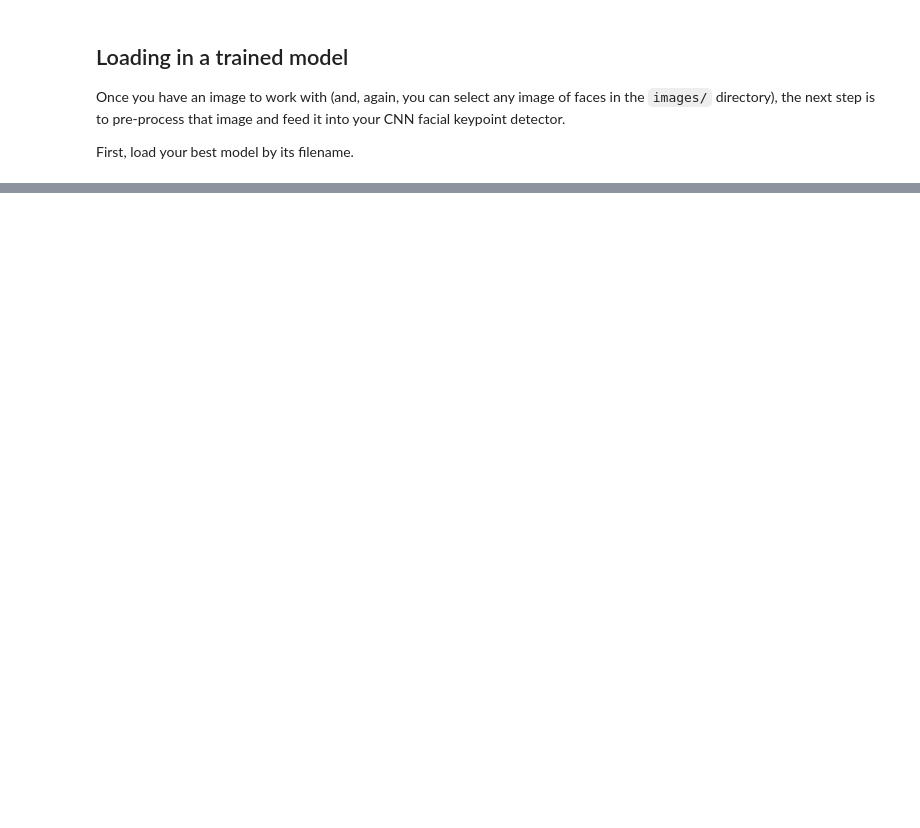
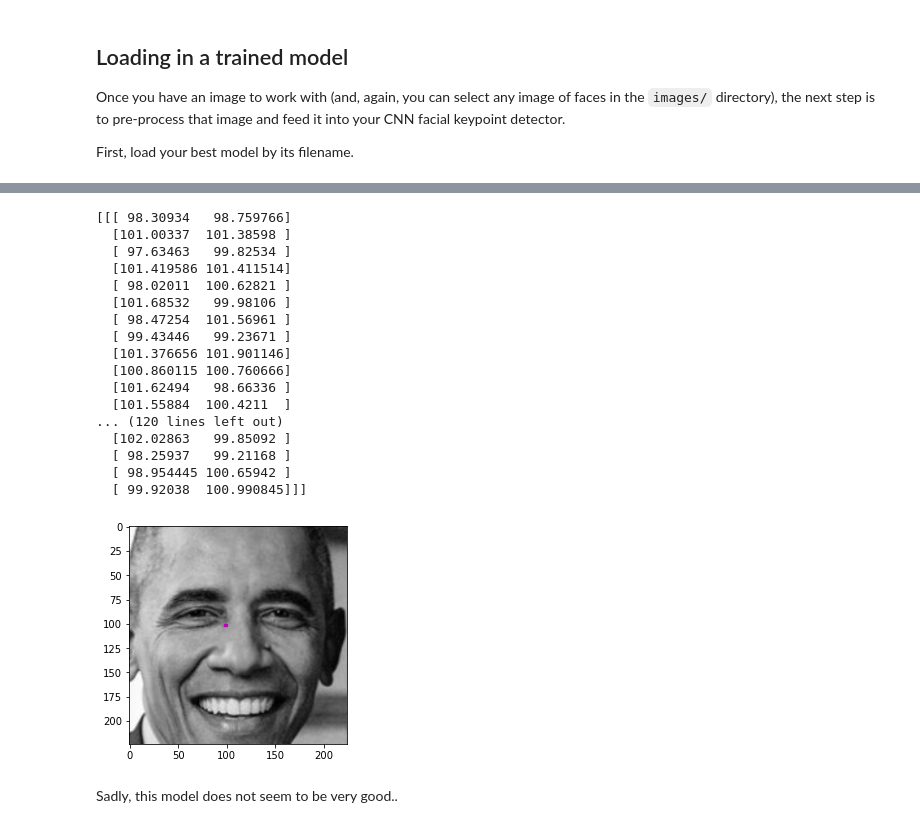
Before and after one commit to kayfuku/facial-keypoint-detection, a Jupyter notebook: 3. Facial Keypoint Detection, Complete Pipeline.ipynb, the cells around one changed output, grey strips where cells are left out. Drawn from its saved outputs; the diff is of its cells as text; code cells hidden in the pictures; blank space fills up the shorter version.

```diff
--- a/3. Facial Keypoint Detection, Complete Pipeline.ipynb
+++ b/3. Facial Keypoint Detection, Complete Pipeline.ipynb
@@ -76,7 +82,7 @@ net = Net()
 
 ## TODO: load the best saved model parameters (by your path name)
 ## You'll need to un-comment the line below and add the correct name for *your* saved model
-# net.load_state_dict(torch.load('saved_models/keypoints_model_1.pt'))
+net.load_state_dict(torch.load('../data_and_models_p1/saved_models/keypoints_model_1.pt'))
 
 ## print out your net and prepare it for testing (uncomment the line below)
-# net.eval()
+net.eval()
@@ -101,24 +124,79 @@ You may find it useful to consult to transformation code in `data_load.py` to he
 After each face has been appropriately converted into an input Tensor for your network to see as input, you'll wrap that Tensor in a Variable() and can apply your `net` to each face. The ouput should be the predicted the facial keypoints. These keypoints will need to be "un-normalized" for display, and you may find it helpful to write a helper function like `show_keypoints`. You should end up with an image like the following with facial keypoints that closely match the facial features on each individual face:
 
 <img src='images/michelle_detected.png' width=30% height=30%/>
+# %%
+def show_all_keypoints(image, predicted_key_pts, gt_pts=None):
+    """ Show image with predicted keypoints """
+    # image is grayscale
+    plt.imshow(image, cmap='gray')
+    plt.scatter(predicted_key_pts[:, 0], predicted_key_pts[:, 1], s=50, marker='.', c='m')
+    # plot ground truth points as green pts
+    if gt_pts is not None:
+        plt.scatter(gt_pts[:, 0], gt_pts[:, 1], s=20, marker='.', c='g')
 # %%
 image_copy = np.copy(image)
 
 # loop over the detected faces from your haar cascade
-for (x,y,w,h) in faces:
+for (x, y, w, h) in faces:
 
     # Select the region of interest that is the face in the image
     roi = image_copy[y:y+h, x:x+w]
 
     ## TODO: Convert the face region from RGB to grayscale
+    face_gray = cv2.cvtColor(roi, cv2.COLOR_RGB2GRAY)
 
     ## TODO: Normalize the grayscale image so that its color range falls in [0,1] instead of [0,255]
+    face_gray = face_gray / 255.0
 
     ## TODO: Rescale the detected face to be the expected square size for your CNN (224x224, suggested)
+    face_gray = cv2.resize(face_gray, (224, 224))
 
     ## TODO: Reshape the numpy image shape (H x W x C) into a torch image shape (C x H x W)
+    # print(face_gray.shape) # (224, 224)
+    face_gray = face_gray.reshape(1, face_gray.shape[0], face_gray.shape[1])
+    # print(face_gray.shape) # (1, 224, 224)
+
 
     ## TODO: Make facial keypoint predictions using your loaded, trained network
     ## perform a forward pass to get the predicted facial keypoints
+    face_gray = torch.from_numpy(face_gray)
+    face_gray = face_gray.type(torch.FloatTensor)
+    # add batch size dimension
+    face_gray = face_gray.unsqueeze(0)
+    # inference
+    output_pts = net(face_gray)
+    # print(output_pts.shape) # torch.Size([1, 136])
 
     ## TODO: Display each detected face and the corresponding keypoints
+
+    # reshape to batch_size x 68 x 2 pts
+    output_pts = output_pts.view(output_pts.size()[0], 68, -1)
+    # print(output_pts.shape) # torch.Size([1, 68, 2])
+
+    # un-transform the predicted key_pts data
+    predicted_key_pts = output_pts.data.numpy()
+    predicted_key_pts = predicted_key_pts * 50.0 + 100
+    print(predicted_key_pts)
+
+    show_all_keypoints(np.squeeze(face_gray), predicted_key_pts)
+# %% [output]
+[[[ 98.30934   98.759766]
+  [101.00337  101.38598 ]
+  [ 97.63463   99.82534 ]
+  [101.419586 101.411514]
+  [ 98.02011  100.62821 ]
+  [101.68532   99.98106 ]
+  [ 98.47254  101.56961 ]
+  [ 99.43446   99.23671 ]
+  [101.376656 101.901146]
+  [100.860115 100.760666]
+  [101.62494   98.66336 ]
+  [101.55884  100.4211  ]
+... (120 lines left out)
+  [102.02863   99.85092 ]
+  [ 98.25937   99.21168 ]
+  [ 98.954445 100.65942 ]
+  [ 99.92038  100.990845]]]
+[figure, added]
+# %% [markdown]
+Sadly, this model does not seem to be very good..
```
Also changed, not shown: parts of 3 cells of this notebook.
